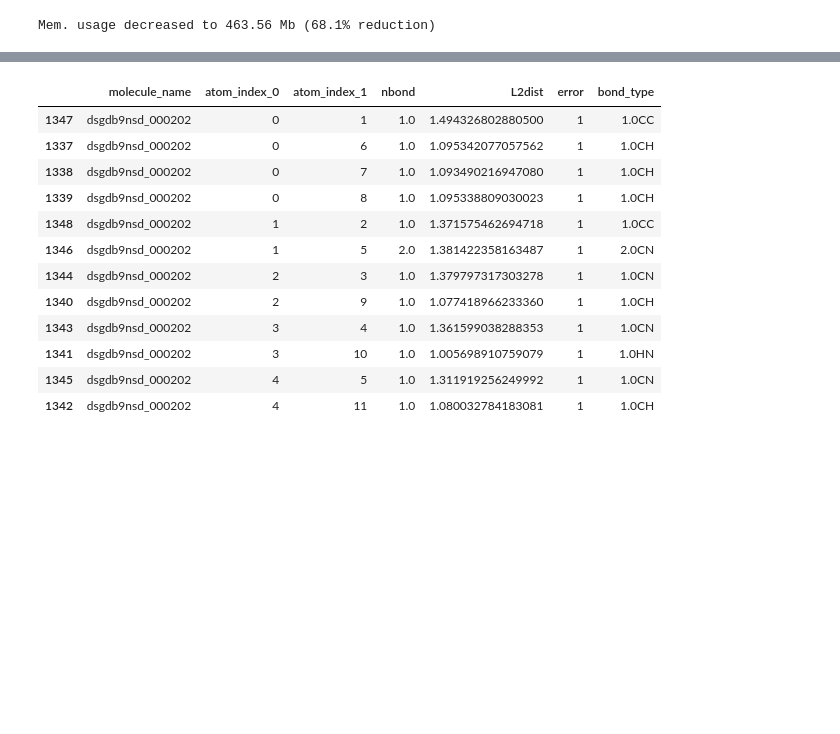
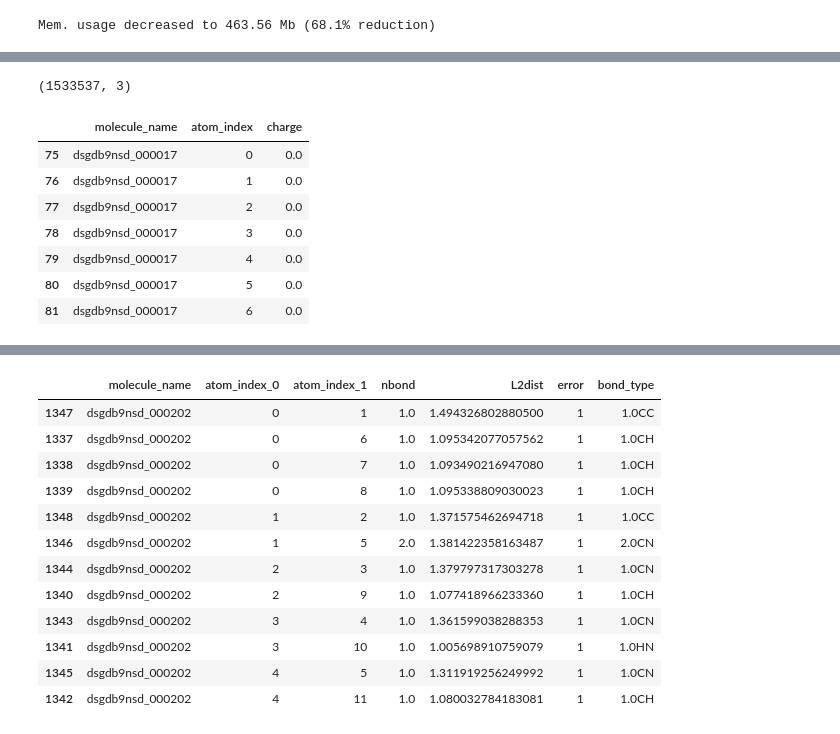
Before and after one commit to arhow/MolecularProperties, a Jupyter notebook: molecularproperties/extract_features.ipynb, the cells around one changed output, grey strips where cells are left out. Saved outputs shown, nothing was run; the diff lists cells and outputs as text; code cells hidden in the pictures; blank space fills up the shorter version.

```diff
--- a/molecularproperties/extract_features.ipynb
+++ b/molecularproperties/extract_features.ipynb
@@ -810,2 +851,0 @@ for idx, row in feats2.iterrows():
-# %%
- a = feats2['eem2015ba_formal_charges'].apply(lambda x: len(x))
@@ -926,6 +970,8 @@ array([ 5,  4,  3,  8,  6,  7, 11,  9, 10, 14, 12, 15, 13, 17, 16, 20, 18,
 # train_df = pd.concat([train_df, pd.get_dummies(train_df['type'])], axis=1)
 # test_df = pd.concat([test_df, pd.get_dummies(test_df['type'])], axis=1)
 # %%
+
+# dataset-with-number-of-bonds-between-atoms
 # features from atom
 # atom features
 
@@ -964,6 +1010,9 @@ from tqdm import tqdm_notebook as tqdm
 
 
 # "usual" valence of atoms
+
+# VALENCE = { 'C': 4, 'H' : 1, 'N' : 4, 'O' : 2, 'F': 1 }
+
 VALENCE_MAX = { 'C': 4, 'H' : 1, 'N' : 4, 'O' : 2, 'F': 1 }
 VALENCE_STD = { 'C': 4, 'H' : 1, 'N' : 3, 'O' : 2, 'F': 1 }
 # expected distances in [A] for covalence 1 bond
@@ -1095,8 +1144,7 @@ def compute_bonds(structures, molecules):
                     if (bonded_str == "HHH") and (n_avail[i] == 0):
                         # add a valence unit and search a dangling bond nearby
                         n_avail[i] += 1; n_charge[i] += 1
-                        if search_bonds(kdt, n_avail, nbond, connected, isleaf, coords, atoms, atoms_idx,
-                                        i, connect_once=False, VALENCE=VALENCE_MAX):
+                        if search_bonds(kdt, n_avail, nbond, connected, isleaf, coords, atoms, atoms_idx, i, connect_once=False, VALENCE=VALENCE_MAX):
                             print(f"++ NH3+ found for {name} atom_index={i}")
                         else:
                             print(f"** NH3+ bonding failure for {name} atom_index={i}")
@@ -1169,8 +1217,12 @@ def compute_bonds(structures, molecules):
         # inputs for DataFrame bonds
         for (a0, a1), (n, dist) in nbond.items():
             # append to python lists which is 7x faster than toa pd.DataFrame
-            out_name.append(name); out_a0.append(a0); out_a1.append(a1); out_n.append(n)
-            out_dist.append(dist); out_error.append(error)
+            out_name.append(name);
+            out_a0.append(a0);
+            out_a1.append(a1);
+            out_n.append(n)
+            out_dist.append(dist);
+            out_error.append(error)
             out_type.append(f"{n:0.1f}" + "".join(sorted(f"{atoms[a0]}{atoms[a1]}")) )
 
         # inputs for DataFrame charges
@@ -1205,0 +1359,13 @@ bonds, charges, cycles = compute_bonds(structures.set_index('molecule_name'), tr
+# %%
+print(charges.shape)
+charges[charges['molecule_name']=='dsgdb9nsd_000017']
+# %% [output]
+(1533537, 3)
+|  | molecule_name | atom_index | charge |
+| 75 | dsgdb9nsd_000017 | 0 | 0.0 |
+| 76 | dsgdb9nsd_000017 | 1 | 0.0 |
+| 77 | dsgdb9nsd_000017 | 2 | 0.0 |
+| 78 | dsgdb9nsd_000017 | 3 | 0.0 |
+| 79 | dsgdb9nsd_000017 | 4 | 0.0 |
+| 80 | dsgdb9nsd_000017 | 5 | 0.0 |
+| 81 | dsgdb9nsd_000017 | 6 | 0.0 |
```
Also changed, not shown: parts of 24 cells of this notebook, 2 other files.
